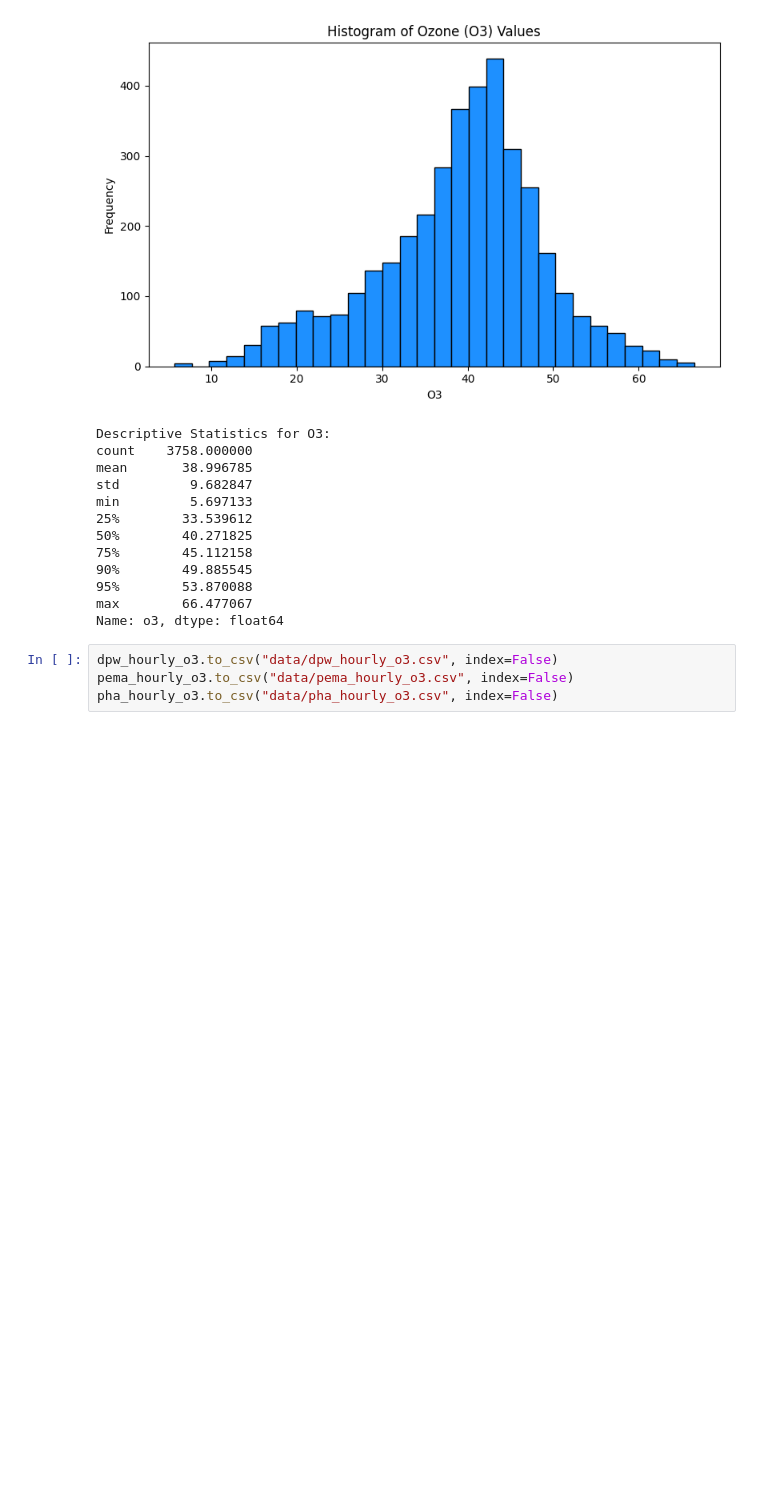
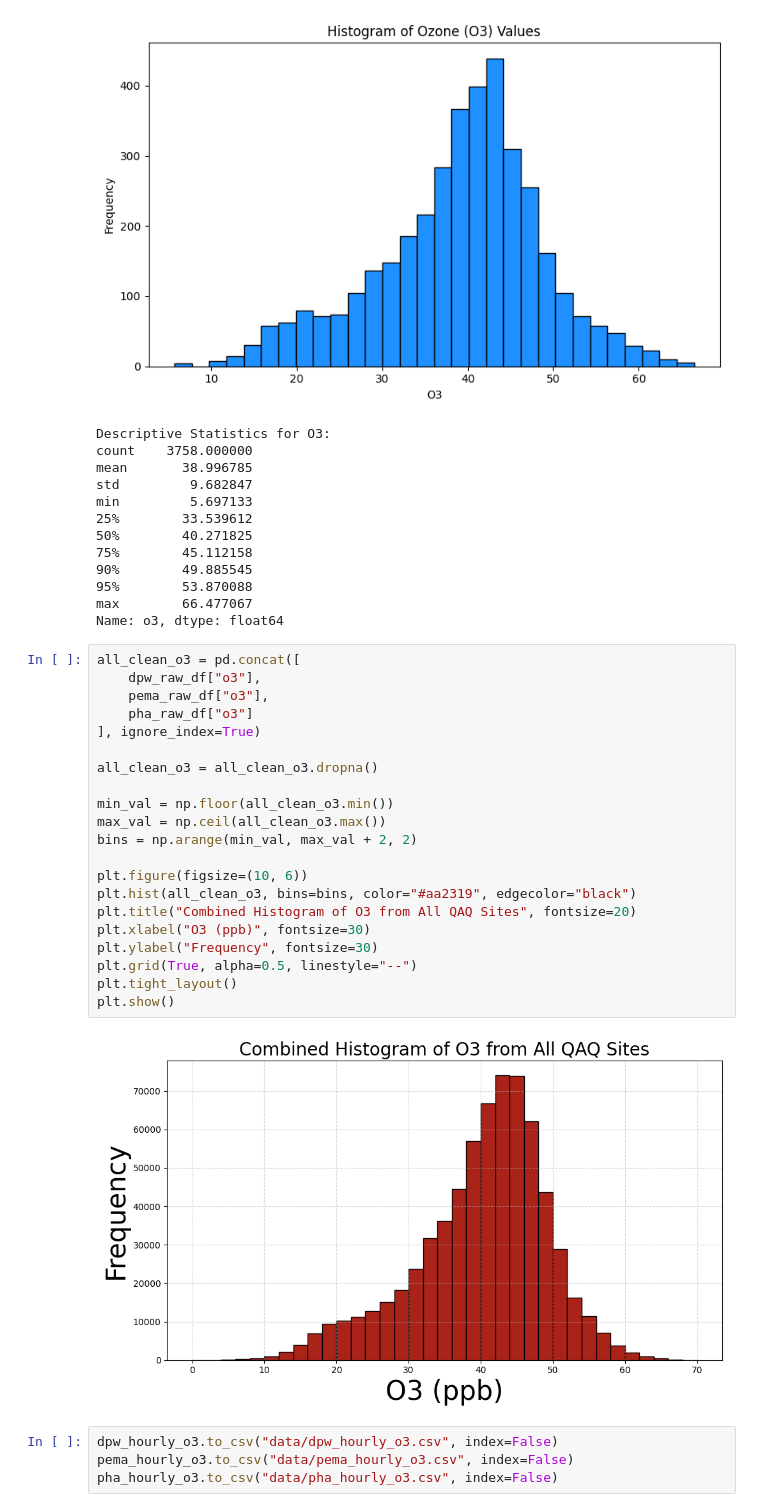
Before and after one commit to jacklardner/beacon-to-modulair-ozone, a Jupyter notebook: short_analysis_and_cleaning.ipynb, the cells around one changed output. Cells and saved outputs as stored; diff of their text form; blank space fills up the shorter version.

```diff
--- a/short_analysis_and_cleaning.ipynb
+++ b/short_analysis_and_cleaning.ipynb
@@ -283,6 +283,29 @@ min         5.697133
 95%        53.870088
 max        66.477067
 Name: o3, dtype: float64
+# %%
+all_clean_o3 = pd.concat([
+    dpw_raw_df["o3"],
+    pema_raw_df["o3"],
+    pha_raw_df["o3"]
+], ignore_index=True)
+
+all_clean_o3 = all_clean_o3.dropna()
+
+min_val = np.floor(all_clean_o3.min())
+max_val = np.ceil(all_clean_o3.max())
+bins = np.arange(min_val, max_val + 2, 2)
+
+plt.figure(figsize=(10, 6))
+plt.hist(all_clean_o3, bins=bins, color="#aa2319", edgecolor="black")
+plt.title("Combined Histogram of O3 from All QAQ Sites", fontsize=20)
+plt.xlabel("O3 (ppb)", fontsize=30)
+plt.ylabel("Frequency", fontsize=30)
+plt.grid(True, alpha=0.5, linestyle="--")
+plt.tight_layout()
+plt.show()
+# %% [output]
+[figure, added]
 # %%
 dpw_hourly_o3.to_csv("data/dpw_hourly_o3.csv", index=False)
 pema_hourly_o3.to_csv("data/pema_hourly_o3.csv", index=False)
```
Also changed, not shown: parts of 1 cell of this notebook, 4 other files.
